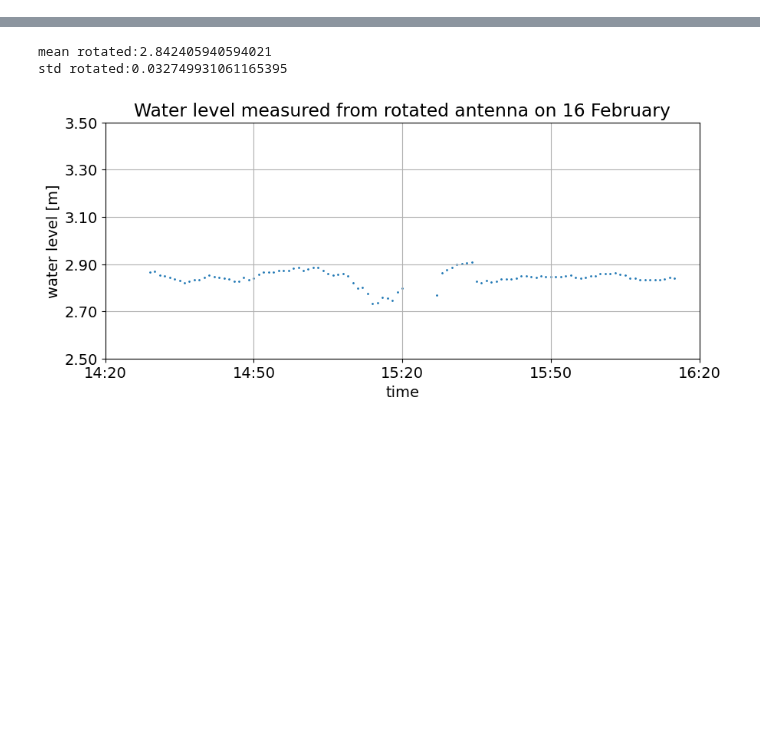
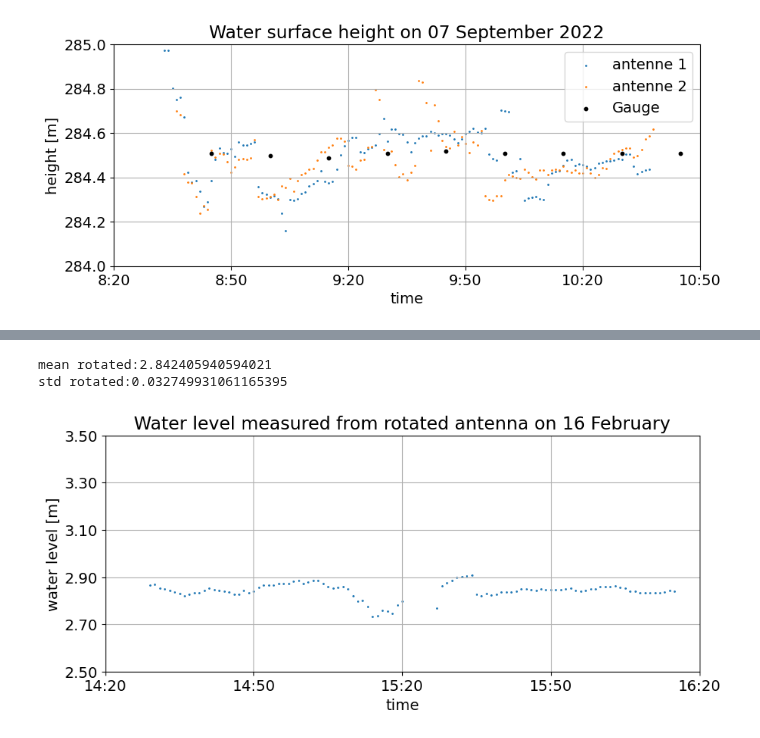
Before and after one commit to ziqing97/gnss_ir_analyze, a Jupyter notebook: src/plot_timeserie.ipynb, the cells around one changed output, grey strips where cells are left out. Cells and saved outputs as stored; diff of their text form; code cells hidden in the pictures; blank space fills up the shorter version.

```diff
--- a/src/plot_timeserie.ipynb
+++ b/src/plot_timeserie.ipynb
@@ -9,0 +59,42 @@ import lib_import_other_datasource as imoda
+# %%
+tbegin = datetime(year=2022,month=9,day=7,hour=8,minute=20,second=0,tzinfo=timezone.utc)
+tticklist = [tbegin]
+for i in range(1,6):
+    tticklist.append(tticklist[i-1]+timedelta(minutes=30))
+
+# from gnss-r
+date_key = '0907'
+ts_2 = ts_dict['ts'][f'{date_key}_2']
+ts_3 = ts_dict['ts'][f'{date_key}_3']
+ante_h = imoda.get_antenne_height(date_key)
+
+# from gauge
+ts_gauge = imoda.get_gauge_data(date_key)
+h_ts_2 = ante_h['2'] + 0.2 - np.asarray(list(ts_2.values()))
+h_ts_3 = ante_h['3'] + 0.2 - np.asarray(list(ts_3.values()))
+
+fig,ax = plt.subplots()
+
+# plot height
+legend = ['antenne 1','antenne 2']
+ax.scatter(list(ts_2.keys()), list(h_ts_2), s=1)
+ax.scatter(list(ts_3.keys()), list(h_ts_3), s=1)
+
+ax.scatter(list(ts_gauge.keys()), list(ts_gauge.values()), s=10,color='black')
+legend.append('Gauge')
+
+ax.set_xlabel('time')
+ax.set_ylabel('height [m]')
+ax.set_title(f'Water surface height on 07 September 2022')
+
+ax.set_xticks(tticklist)
+ax.set_xticklabels(['8:20','8:50','9:20','9:50','10:20','10:50'])
+ax.set_xlim([tticklist[0],tticklist[-1]])
+ax.set_ylim([284,285])
+ax.grid()
+ax.legend(legend,loc=1)
+
+fig.set_size_inches(10,3.8)
+fig.savefig(f'../../write/bilder/kapitel4/timeseries_0907.png',bbox_inches='tight')
+# %% [output]
+[figure, added]
```
Also changed, not shown: parts of 10 cells of this notebook.
